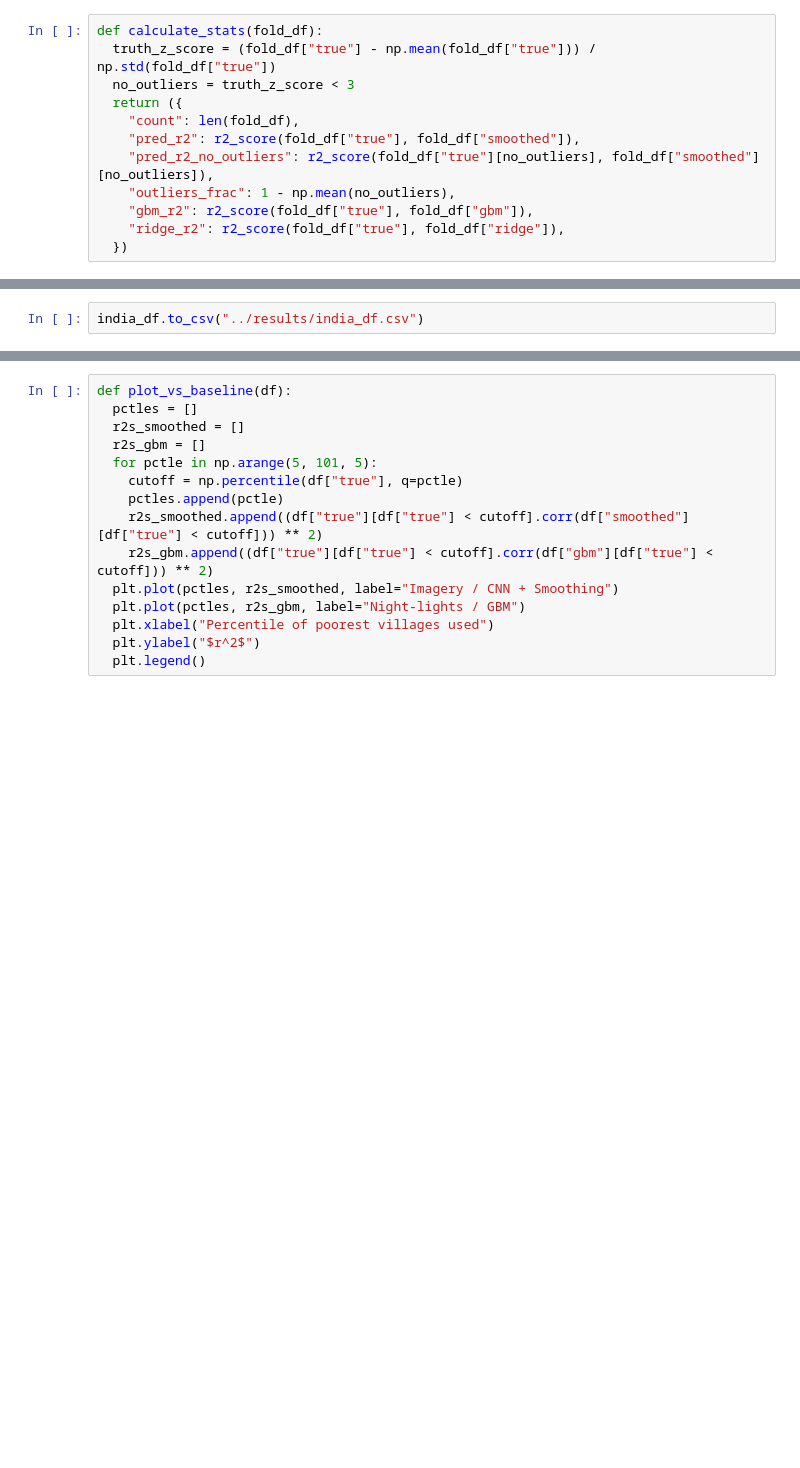
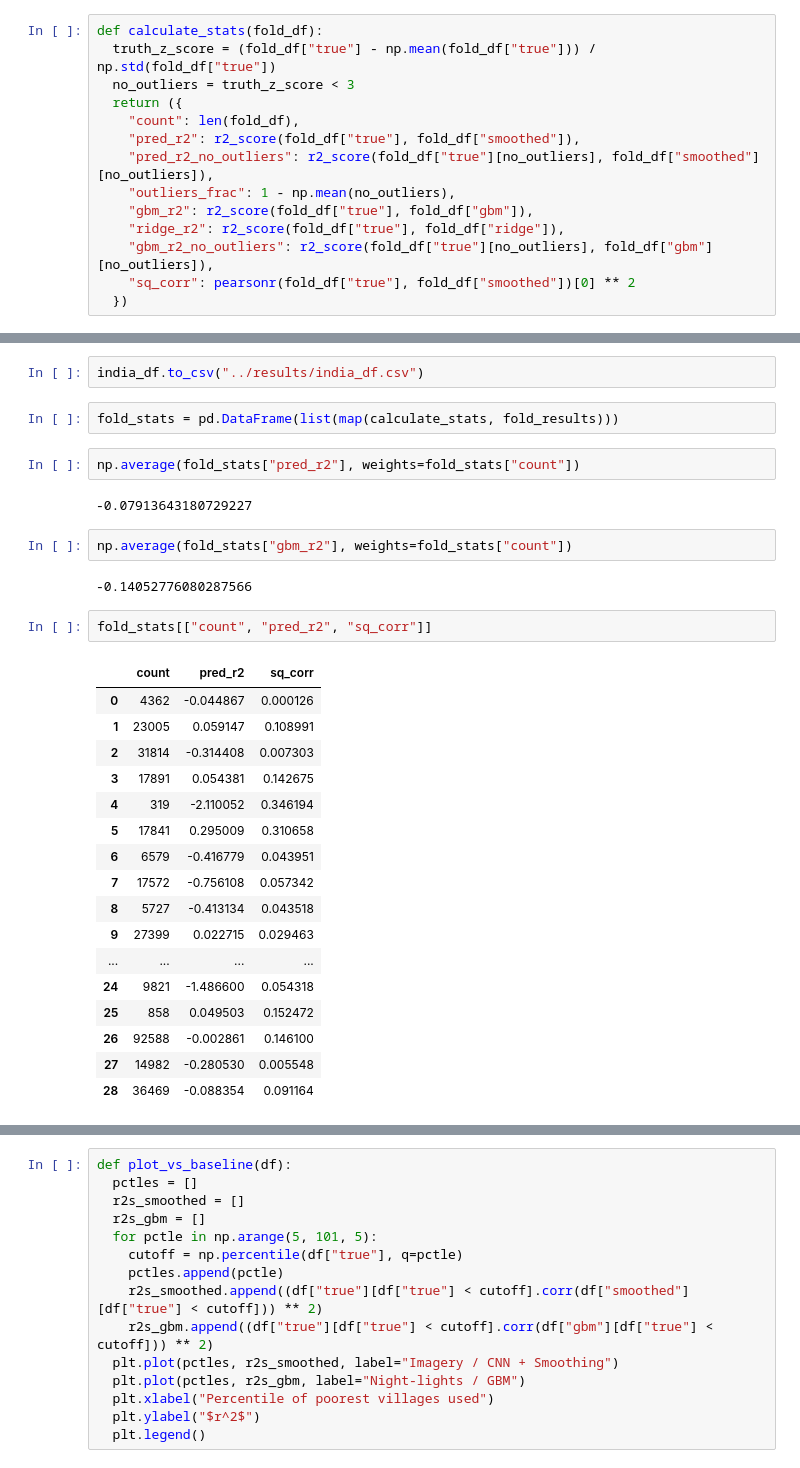
Before and after one commit to chrisyeh96/india-poverty, a Jupyter notebook: evaluation/eval-cnn.ipynb, the cells around one changed output, grey strips where cells are left out. Drawn from its saved outputs; the diff is of its cells as text; blank space fills up the shorter version.

```diff
--- a/sampling/eval-cnn.ipynb
+++ b/evaluation/eval-cnn.ipynb
@@ -79,6 +80,8 @@ def calculate_stats(fold_df):
     "outliers_frac": 1 - np.mean(no_outliers),
     "gbm_r2": r2_score(fold_df["true"], fold_df["gbm"]),
     "ridge_r2": r2_score(fold_df["true"], fold_df["ridge"]),
+    "gbm_r2_no_outliers": r2_score(fold_df["true"][no_outliers], fold_df["gbm"][no_outliers]),
+    "sq_corr": pearsonr(fold_df["true"], fold_df["smoothed"])[0] ** 2
   })
 # %%
 def get_district_df(fold_df):
@@ -101,3 +104,33 @@ for i, fold in enumerate(fold_results):
 india_df = pd.concat(fold_results)
 # %%
 india_df.to_csv("../results/india_df.csv")
+# %%
+fold_stats = pd.DataFrame(list(map(calculate_stats, fold_results)))
+# %%
+np.average(fold_stats["pred_r2"], weights=fold_stats["count"])
+# %% [output]
+-0.07913643180729227
+# %%
+np.average(fold_stats["gbm_r2"], weights=fold_stats["count"])
+# %% [output]
+-0.14052776080287566
+# %%
+fold_stats[["count", "pred_r2", "sq_corr"]]
+# %% [output]
+|  | count | pred_r2 | sq_corr |
+| 0 | 4362 | -0.044867 | 0.000126 |
+| 1 | 23005 | 0.059147 | 0.108991 |
+| 2 | 31814 | -0.314408 | 0.007303 |
+| 3 | 17891 | 0.054381 | 0.142675 |
+| 4 | 319 | -2.110052 | 0.346194 |
+| 5 | 17841 | 0.295009 | 0.310658 |
+| 6 | 6579 | -0.416779 | 0.043951 |
+| 7 | 17572 | -0.756108 | 0.057342 |
+| 8 | 5727 | -0.413134 | 0.043518 |
+| 9 | 27399 | 0.022715 | 0.029463 |
+| ... | ... | ... | ... |
+| 24 | 9821 | -1.486600 | 0.054318 |
+| 25 | 858 | 0.049503 | 0.152472 |
+| 26 | 92588 | -0.002861 | 0.146100 |
+| 27 | 14982 | -0.280530 | 0.005548 |
+| 28 | 36469 | -0.088354 | 0.091164 |
```
Also changed, not shown: parts of 5 cells of this notebook, 4 other files.
